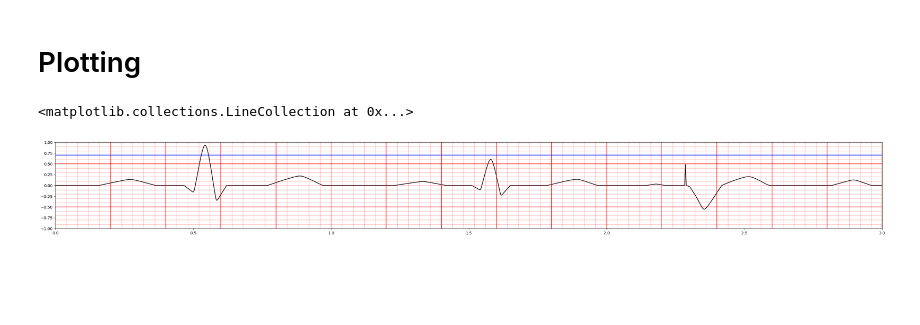
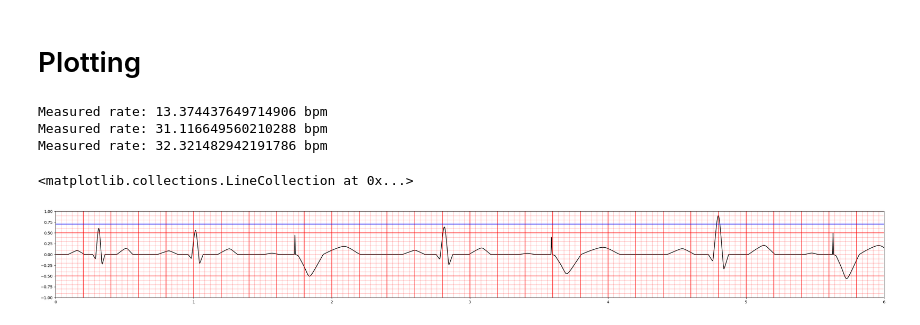
Before and after one commit to joonhaim/edupace, a Jupyter notebook: simulator-interface/ECG waveform/ECG simulation - more organised version.ipynb, the cells around one changed output. Cells and saved outputs as stored; diff of their text form; code cells hidden in the pictures; blank space fills up the shorter version.

```diff
--- a/simulator-interface/ECG waveform/ECG simulation - more organised version.ipynb
+++ b/simulator-interface/ECG waveform/ECG simulation - more organised version.ipynb
@@ -102,7 +102,7 @@ def stitch_beats_new(ecg_func, beat_list, gap, regularity, sensitivity,rate):
     offset = 0
 
     for i in range(10):
-        #Need to edit function, should be based on both rate determined at certain sensitivity
+        #Need to fix measured rate calculation
         #Will have to edit function so it checks sensitivity value at each iteration
         x_temp, y_temp = ecg_func(beat_list[i])
 
@@ -140,17 +140,24 @@ def stitch_beats_new(ecg_func, beat_list, gap, regularity, sensitivity,rate):
             y = np.concatenate((y, y_temp), axis=0)
             offset = np.max(x_temp_shifted)
 
-            #Determine distance between R wave of this pulse and previous pulse
-            RR_dist = x_temp_shifted[np.argmax(y_temp)]-R_location
+            if np.max(y_temp) >= sensitivity:
+                #Determine distance between R wave of this pulse and previous pulse
+                RR_dist = x_temp_shifted[np.argmax(y_temp)]-R_location
 
-            #Convert distance between R waves to bpm
-            measured_rate = 1500*0.04/RR_dist
+                #Convert distance between R waves to bpm
+                measured_rate = 1500*0.04/RR_dist
+                print(f'Measured rate: {measured_rate} bpm')
 
-            #Update R_location for next iteration
-            R_location = x_temp_shifted[np.argmax(y_temp)]
+                #Update R_location for next iteration
+                if beat_list[i] == "Ventricular pacing":
+                    R_location = x_temp_shifted[np.argmin(y_temp)]
+                else:
+                    R_location = x_temp_shifted[np.argmax(y_temp)]
+            else:
+                measured_rate = np.max(x_temp_shifted)-R_location
 
 
-            if (np.max(y_temp) < sensitivity and measured_rate < rate) or (measured_rate < rate):
+            if measured_rate < rate:
                 beat_list.append("Ventricular pacing")
                 beat_list.append("Normal")
 
@@ -164,34 +171,37 @@ def stitch_beats_new(ecg_func, beat_list, gap, regularity, sensitivity,rate):
 # %%
 t = np.linspace(0,1,101)
 beats = ['Normal']
 patient_HR = 75
 gap = heart_rate(patient_HR)
-x_ecg, y_ecg = stitch_beats_new(ECG_wave, beats, gap, regularity='Regular', sensitivity=0.7, rate=60)
+x_ecg, y_ecg = stitch_beats_new(ECG_wave, beats, gap, regularity='Regular', sensitivity=0.7, rate=70)
 
 fig, ax = plt.subplots(figsize=(38, 4))
 ax.plot(x_ecg, y_ecg, color='black')
-ax.set_xlim(0, 3)
+ax.set_xlim(0, 6)
 ax.set_ylim(-1, 1)
 
 # compute line positions
 big_lines_v = np.arange(0, 6, 0.2)
 small_lines_v = np.arange(0, 6, 0.04)
 big_lines_h = np.arange(-1.5, 1.5, 1)
 small_lines_h = np.arange(-1.5, 1.5, 0.1)
 
 ymin, ymax = ax.get_ylim()
 xmin, xmax = ax.get_xlim()
 
 # draw vertical lines (from ymin to ymax) in a single call each
 ax.vlines(big_lines_v, ymin, ymax, colors='red', alpha=0.7, linewidth=1.5)
 ax.vlines(small_lines_v, ymin, ymax, colors='red', alpha=0.3, linewidth=1)
 
 # draw horizontal lines (from xmin to xmax)
 ax.hlines(big_lines_h, xmin, xmax, colors='red', alpha=0.7, linewidth=1.5)
 ax.hlines(small_lines_h, xmin, xmax, colors='red', alpha=0.3, linewidth=1)
 
 #Line to indicate sensitivity setting
 ax.hlines(0.7, xmin, xmax, colors='blue', alpha=1, linewidth=1.5)
 # %% [output]
-<matplotlib.collections.LineCollection at 0x...>
+Measured rate: 13.374437649714906 bpm
+Measured rate: 31.116649560210288 bpm
+Measured rate: 32.321482942191786 bpm
+<matplotlib.collections.LineCollection at 0x...>
-[figure, old version]
+[figure, new version]
```
